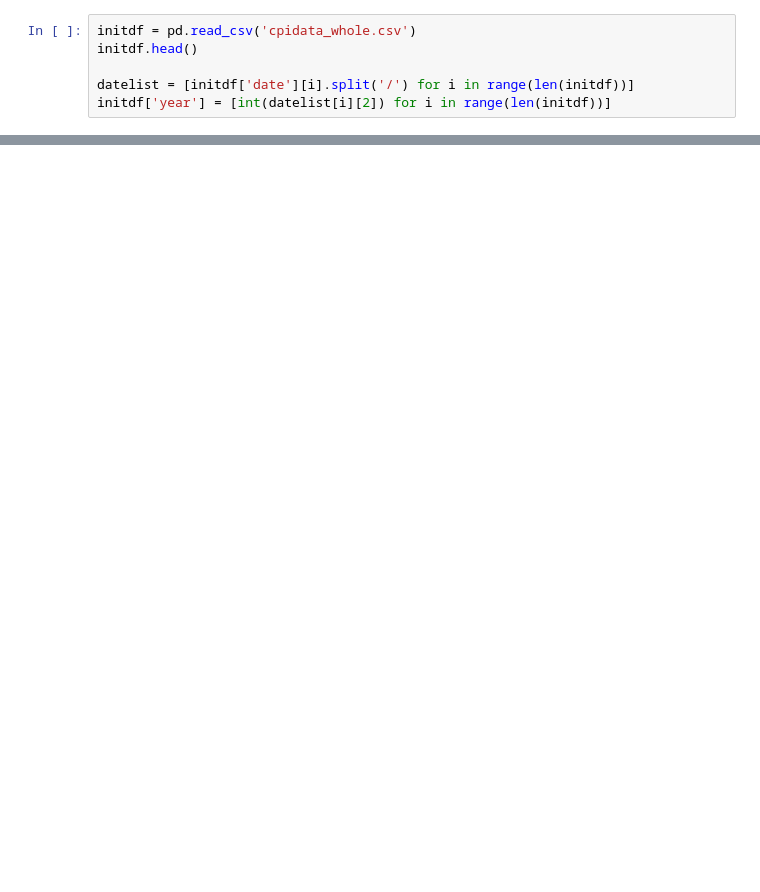
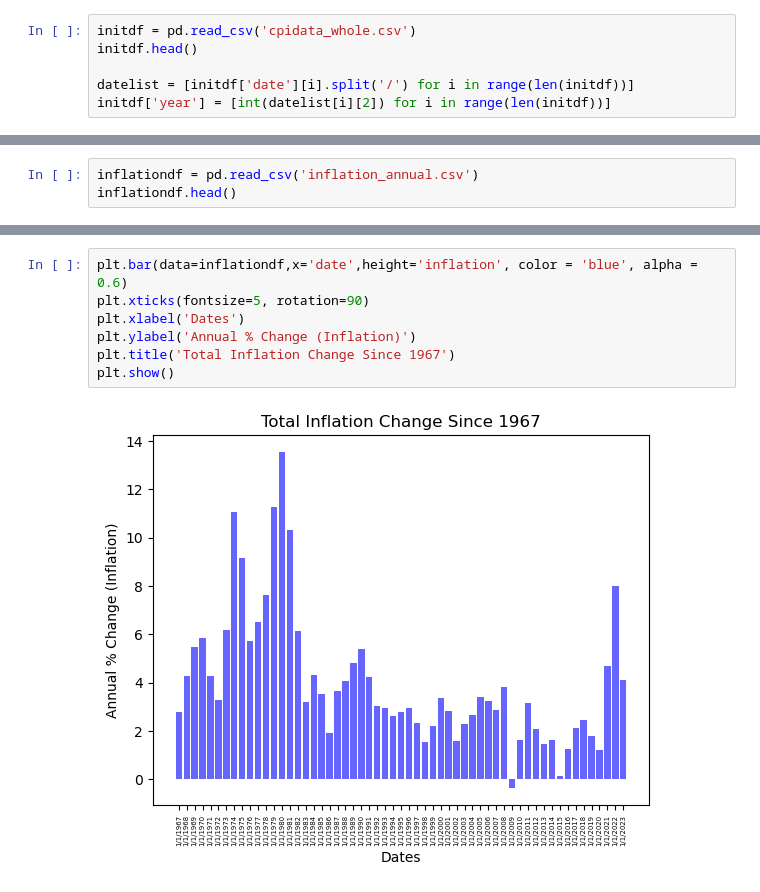
Before and after one commit to leowheeler1/InflationTrendsAnalysis, a Jupyter notebook: datawork.ipynb, the cells around one changed output, grey strips where cells are left out. Saved outputs shown, nothing was run; the diff lists cells and outputs as text; blank space fills up the shorter version.

```diff
--- a/datawork.ipynb
+++ b/datawork.ipynb
@@ -94,0 +133,3 @@ print(object1)
+# %%
+inflationdf = pd.read_csv('inflation_annual.csv')
+inflationdf.head()
@@ -94,0 +198,9 @@ print(object1)
+# %%
+plt.bar(data=inflationdf,x='date',height='inflation', color = 'blue', alpha = 0.6)
+plt.xticks(fontsize=5, rotation=90)
+plt.xlabel('Dates')
+plt.ylabel('Annual % Change (Inflation)')
+plt.title('Total Inflation Change Since 1967')
+plt.show()
+# %% [output]
+[figure, added]
```
Also changed, not shown: parts of 14 cells of this notebook, 5 other files.
